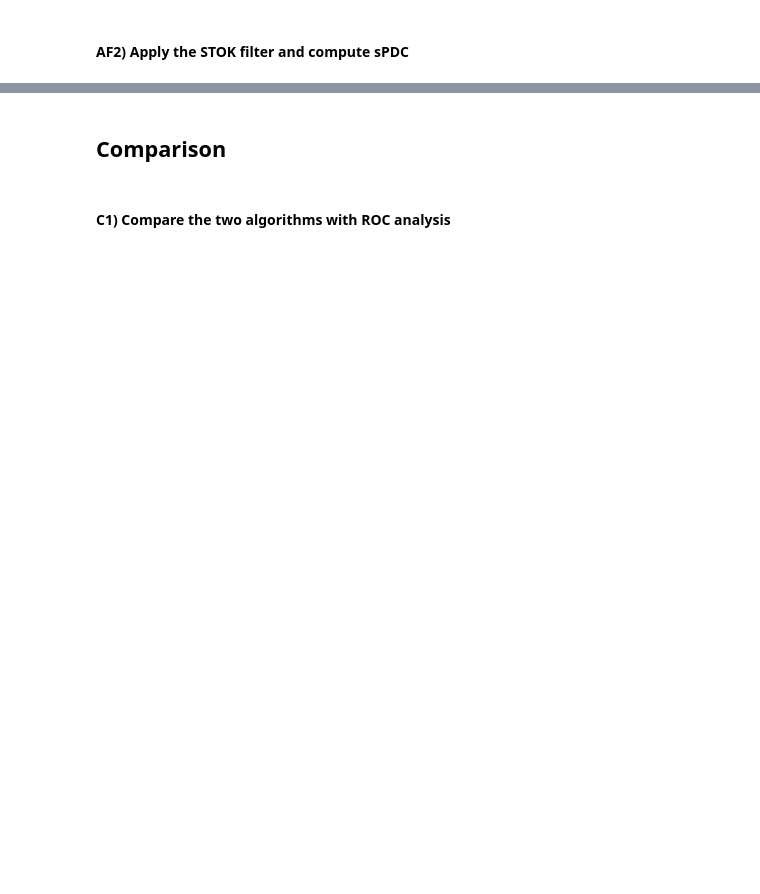
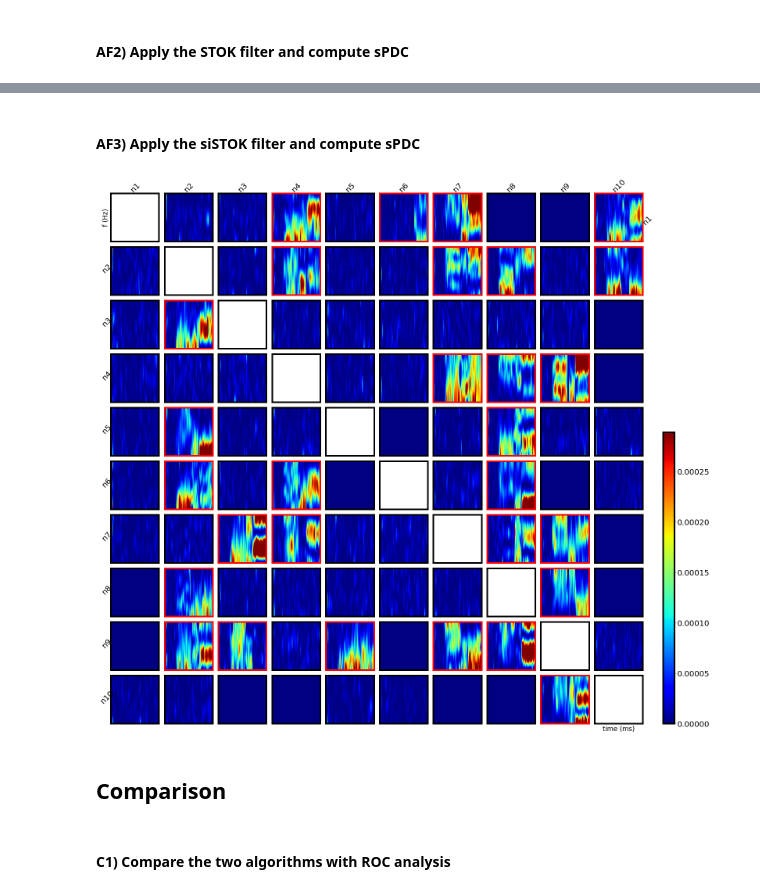
Before and after one commit to joanrue/pydynet, a Jupyter notebook: dynet_demo01.ipynb, the cells around one changed output, grey strips where cells are left out. Drawn from its saved outputs; the diff is of its cells as text; code cells hidden in the pictures; blank space fills up the shorter version.

```diff
--- a/dynet_demo01.ipynb
+++ b/dynet_demo01.ipynb
@@ -75,3 +75,11 @@ dynet_connplot(sk_PDC,sim.time,sim.frange, SC = sim.FC, univ = 1)
+# %% [markdown]
+#### AF3) Apply the siSTOK filter and compute sPDC
+# %%
+siSK = dynet_SSM_siSTOK(Y = sim.Y, p = sim.popt, C = sim.SC, ff = .99)
+sisk_PDC = dynet_ar2pdc(siSK,sim.srate,sim.frange, metric='sPDC',univ = 0, flow = 1, PSD = 1)
+dynet_connplot(sisk_PDC,sim.time,sim.frange, SC = sim.FC, univ = 1)
+# %% [output]
+[figure, added]
 # %% [markdown]
 ## Comparison
 # %% [markdown]
```
Also changed, not shown: parts of 7 cells of this notebook.
